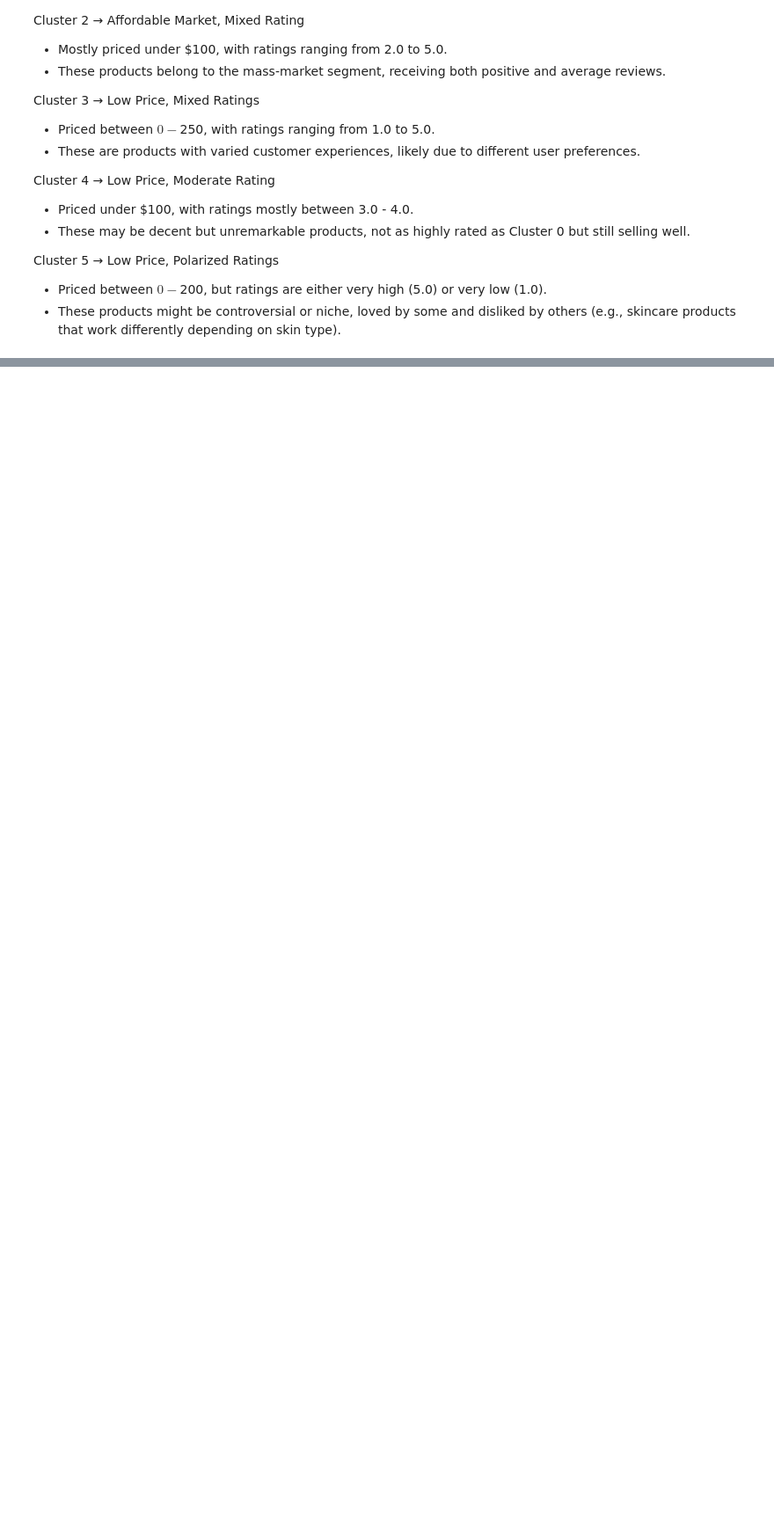
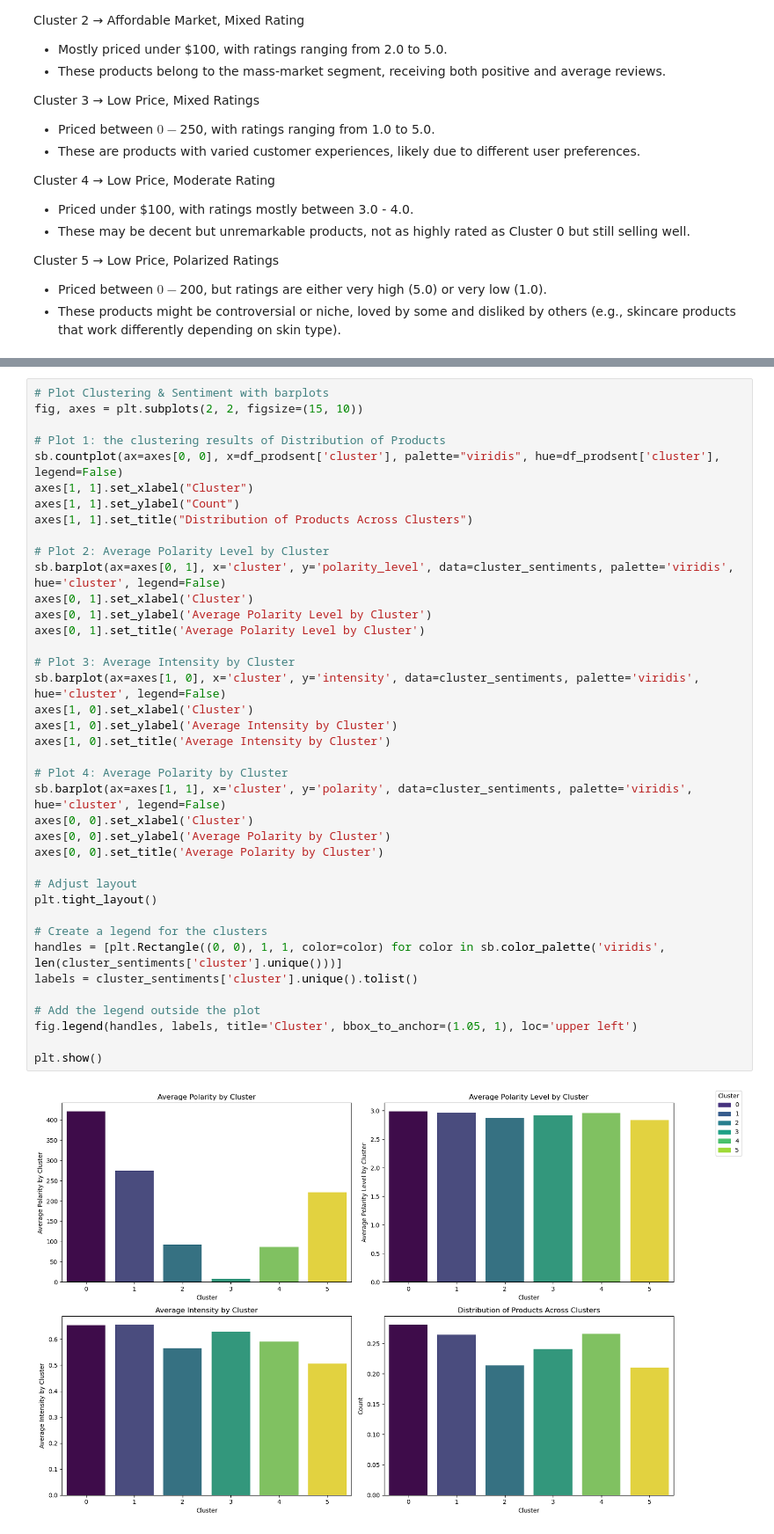
Before and after one commit to r41ss4/rennes_ds, a Jupyter notebook: notebooks_analysis/sentimental.ipynb, the cells around one changed output, grey strips where cells are left out. Shown: that part at 88% size. Drawn from its saved outputs; the diff is of its cells as text; blank space fills up the shorter version.

```diff
--- a/notebooks_analysis/sentimental.ipynb
+++ b/notebooks_analysis/sentimental.ipynb
@@ -917,0 +852,41 @@ plt.show()
+# %%
+# Plot Clustering & Sentiment with barplots
+fig, axes = plt.subplots(2, 2, figsize=(15, 10))
+
+# Plot 1: the clustering results of Distribution of Products
+sb.countplot(ax=axes[0, 0], x=df_prodsent['cluster'], palette="viridis", hue=df_prodsent['cluster'], legend=False)
+axes[1, 1].set_xlabel("Cluster")
+axes[1, 1].set_ylabel("Count")
+axes[1, 1].set_title("Distribution of Products Across Clusters")
+
+# Plot 2: Average Polarity Level by Cluster
+sb.barplot(ax=axes[0, 1], x='cluster', y='polarity_level', data=cluster_sentiments, palette='viridis', hue='cluster', legend=False)
+axes[0, 1].set_xlabel('Cluster')
+axes[0, 1].set_ylabel('Average Polarity Level by Cluster')
+axes[0, 1].set_title('Average Polarity Level by Cluster')
+
+# Plot 3: Average Intensity by Cluster
+sb.barplot(ax=axes[1, 0], x='cluster', y='intensity', data=cluster_sentiments, palette='viridis', hue='cluster', legend=False)
+axes[1, 0].set_xlabel('Cluster')
+axes[1, 0].set_ylabel('Average Intensity by Cluster')
+axes[1, 0].set_title('Average Intensity by Cluster')
+
+# Plot 4: Average Polarity by Cluster
+sb.barplot(ax=axes[1, 1], x='cluster', y='polarity', data=cluster_sentiments, palette='viridis', hue='cluster', legend=False)
+axes[0, 0].set_xlabel('Cluster')
+axes[0, 0].set_ylabel('Average Polarity by Cluster')
+axes[0, 0].set_title('Average Polarity by Cluster')
+
+# Adjust layout
+plt.tight_layout()
+
+# Create a legend for the clusters
+handles = [plt.Rectangle((0, 0), 1, 1, color=color) for color in sb.color_palette('viridis', len(cluster_sentiments['cluster'].unique()))]
+labels = cluster_sentiments['cluster'].unique().tolist()
+
+# Add the legend outside the plot
+fig.legend(handles, labels, title='Cluster', bbox_to_anchor=(1.05, 1), loc='upper left')
+
+plt.show()
+# %% [output]
+[figure, added]
```
Also changed, not shown: parts of 19 cells of this notebook.
